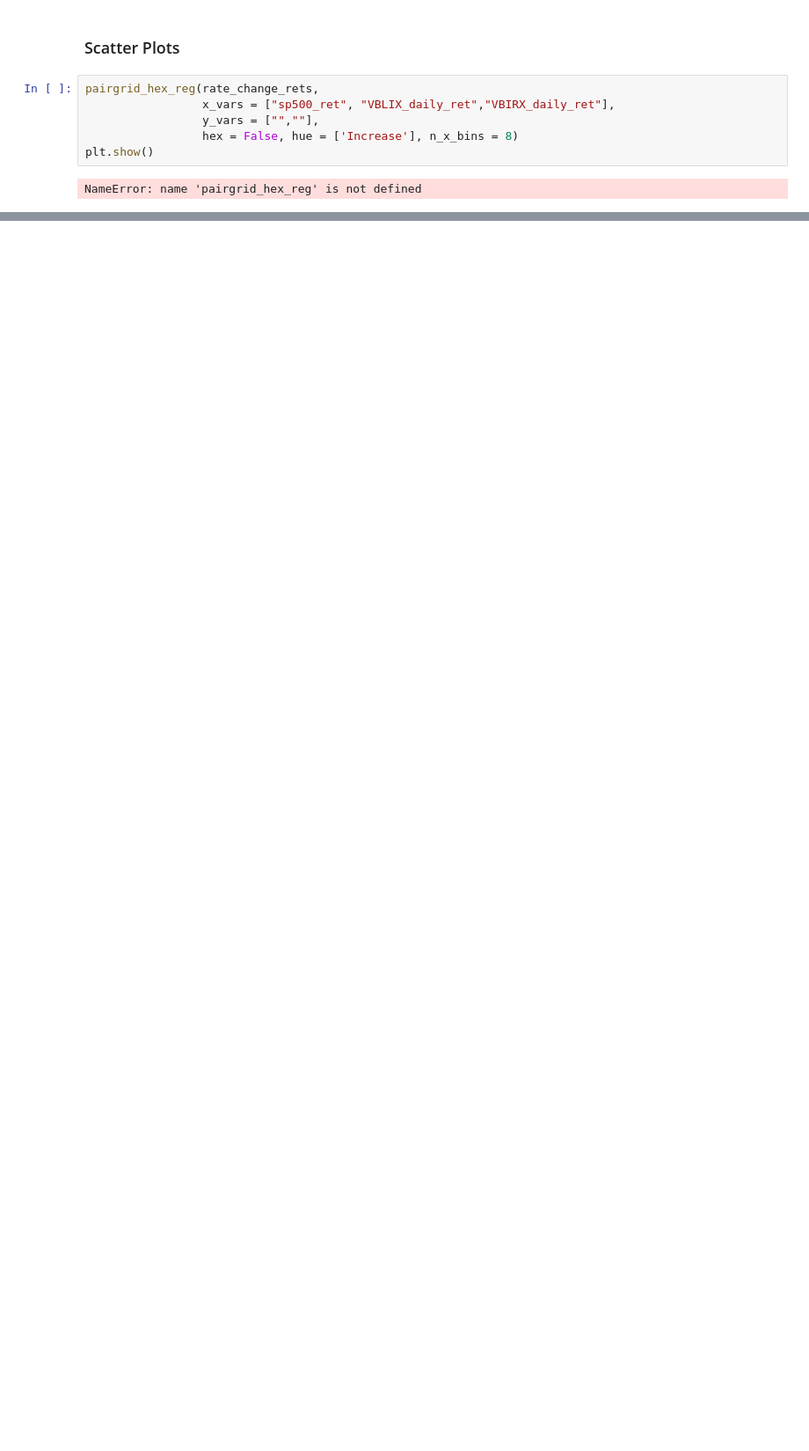
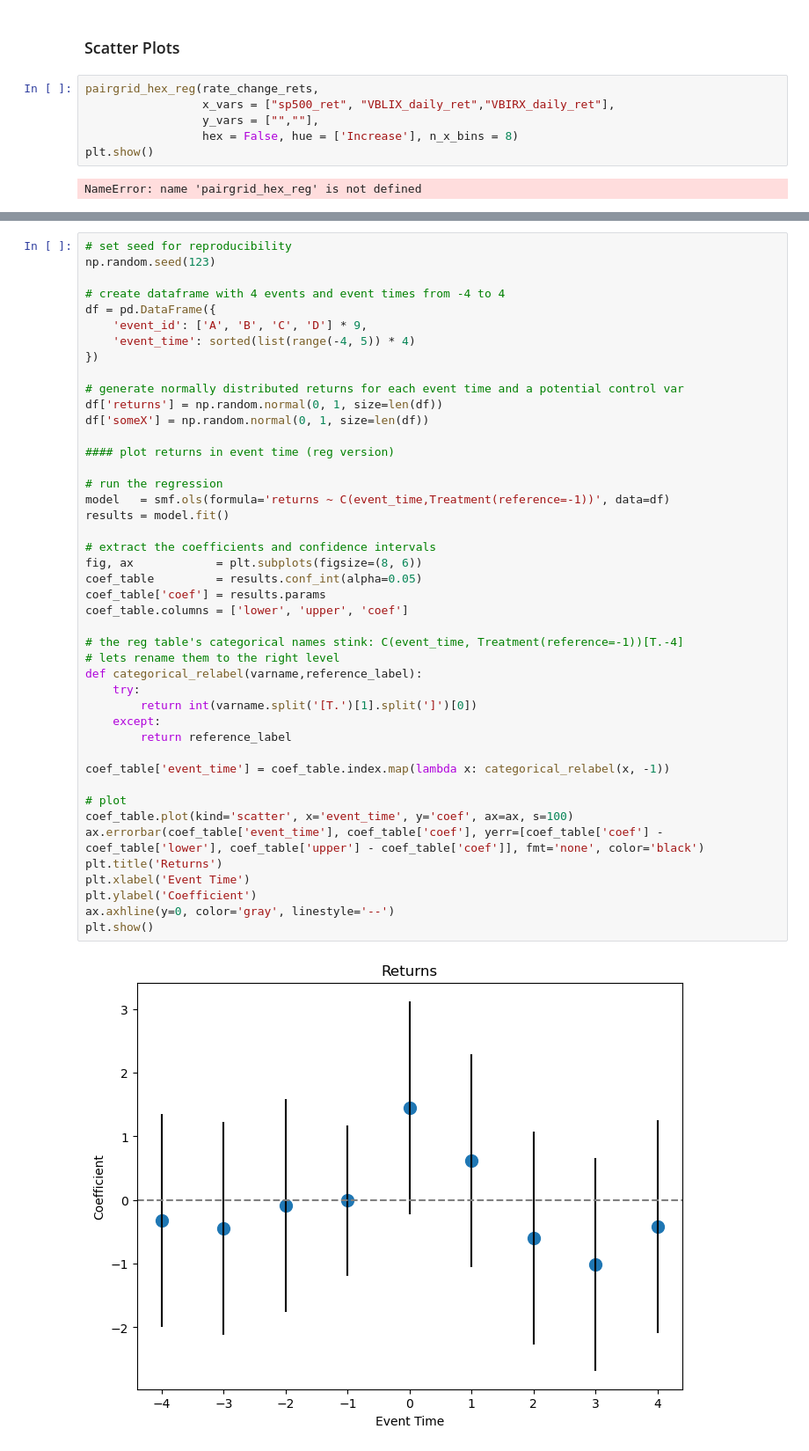
Before and after one commit to mab923/finalteamproject, a Jupyter notebook: Untitled.ipynb, the cells around one changed output, grey strips where cells are left out. Shown: that part at 88% size. Cells and saved outputs as stored; diff of their text form; blank space fills up the shorter version.

```diff
--- a/Untitled.ipynb
+++ b/Untitled.ipynb
@@ -193,0 +200,46 @@ NameError: name 'pairgrid_hex_reg' is not defined
+# %%
+# set seed for reproducibility
+np.random.seed(123)
+
+# create dataframe with 4 events and event times from -4 to 4
+df = pd.DataFrame({
+    'event_id': ['A', 'B', 'C', 'D'] * 9,
+    'event_time': sorted(list(range(-4, 5)) * 4)
+})
+
+# generate normally distributed returns for each event time and a potential control var
+df['returns'] = np.random.normal(0, 1, size=len(df))
+df['someX'] = np.random.normal(0, 1, size=len(df))
+
+#### plot returns in event time (reg version)
+
+# run the regression
+model   = smf.ols(formula='returns ~ C(event_time,Treatment(reference=-1))', data=df)
+results = model.fit()
+
+# extract the coefficients and confidence intervals
+fig, ax            = plt.subplots(figsize=(8, 6))
+coef_table         = results.conf_int(alpha=0.05)
+coef_table['coef'] = results.params
+coef_table.columns = ['lower', 'upper', 'coef']
+
+# the reg table's categorical names stink: C(event_time, Treatment(reference=-1))[T.-4]
+# lets rename them to the right level
+def categorical_relabel(varname,reference_label):
+    try:
+        return int(varname.split('[T.')[1].split(']')[0])
+    except:
+        return reference_label
+
+coef_table['event_time'] = coef_table.index.map(lambda x: categorical_relabel(x, -1))
+
+# plot
+coef_table.plot(kind='scatter', x='event_time', y='coef', ax=ax, s=100)
+ax.errorbar(coef_table['event_time'], coef_table['coef'], yerr=[coef_table['coef'] - coef_table['lower'], coef_table['upper'] - coef_table['coef']], fmt='none', color='black')
+plt.title('Returns')
+plt.xlabel('Event Time')
+plt.ylabel('Coefficient')
+ax.axhline(y=0, color='gray', linestyle='--')
+plt.show()
+# %% [output]
+[figure, added]
```
Also changed, not shown: parts of 3 cells of this notebook.
